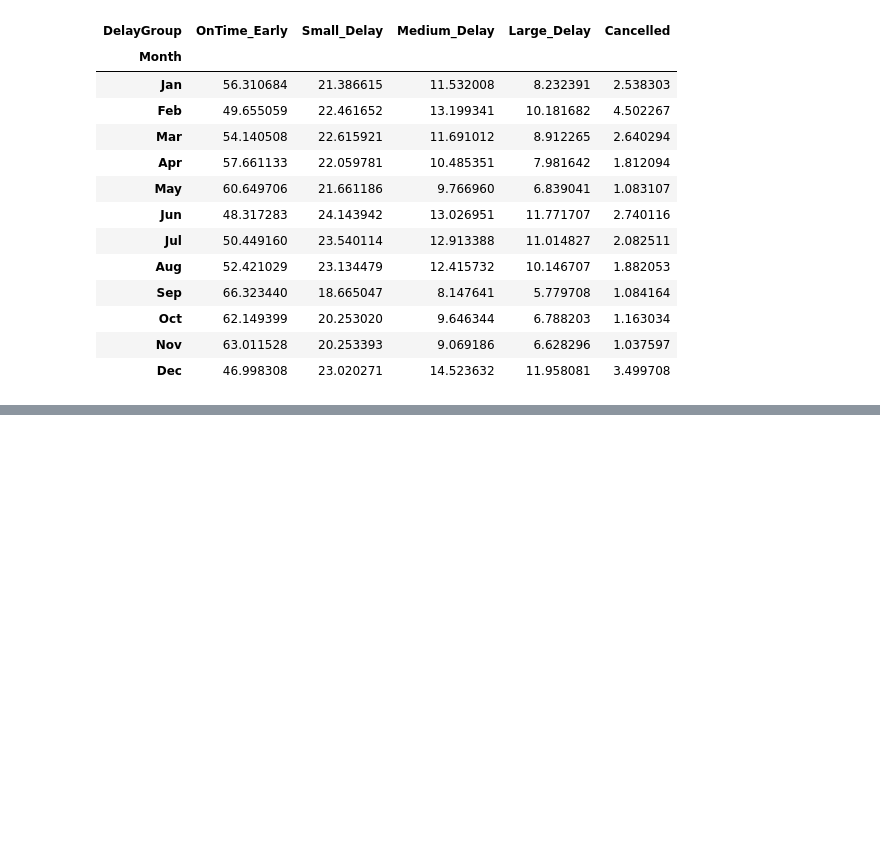
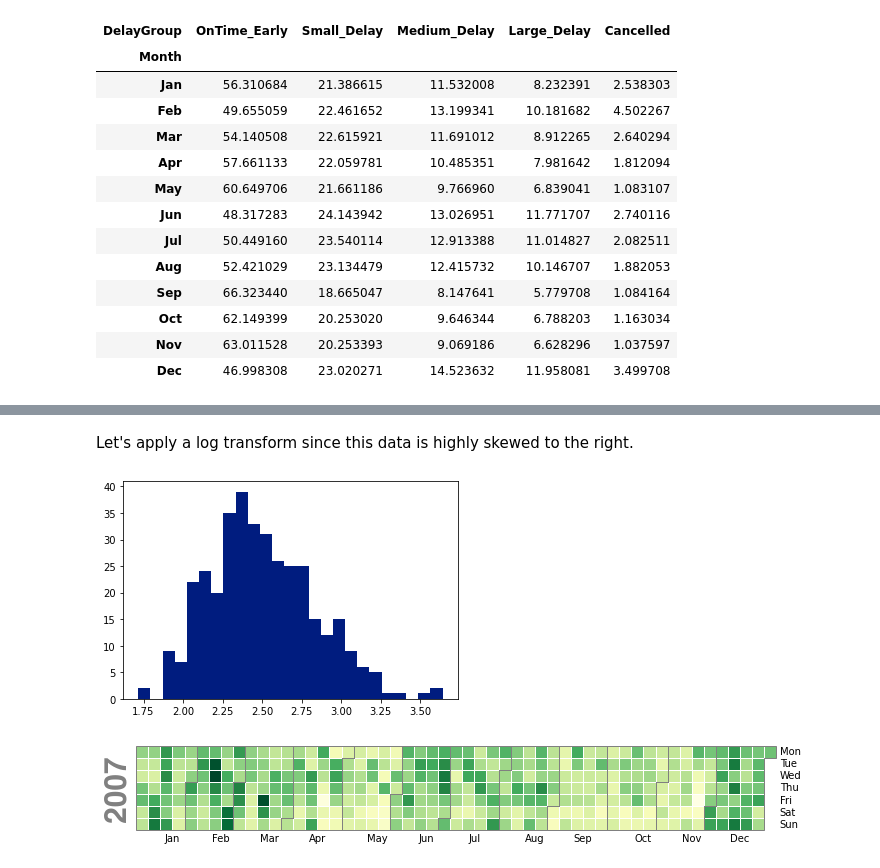
Before and after one commit to EsosaOrumwese/ALX-T-Nanodegree, a Jupyter notebook: Data Analytics/Projects/Airline On-Time Performance Data/eda_act.ipynb, the cells around one changed output, grey strips where cells are left out. Drawn from its saved outputs; the diff is of its cells as text; code cells hidden in the pictures; blank space fills up the shorter version.

```diff
--- a/Data Analytics/Projects/Airline On-Time Performance Data/eda_act.ipynb
+++ b/Data Analytics/Projects/Airline On-Time Performance Data/eda_act.ipynb
@@ -330,0 +371,10 @@ Most delays occurred between June, July and August while September to November h
+# %% [markdown]
+Let's apply a log transform since this data is highly skewed to the right.
+# %%
+plt.hist(np.log10(cancelled_per_day), bins=25);
+# %% [output]
+[figure, added]
+# %%
+calplot.calplot(np.log10(x), cmap='YlGn', colorbar=False);
+# %% [output]
+[figure, added]
```
Also changed, not shown: parts of 8 cells of this notebook.
